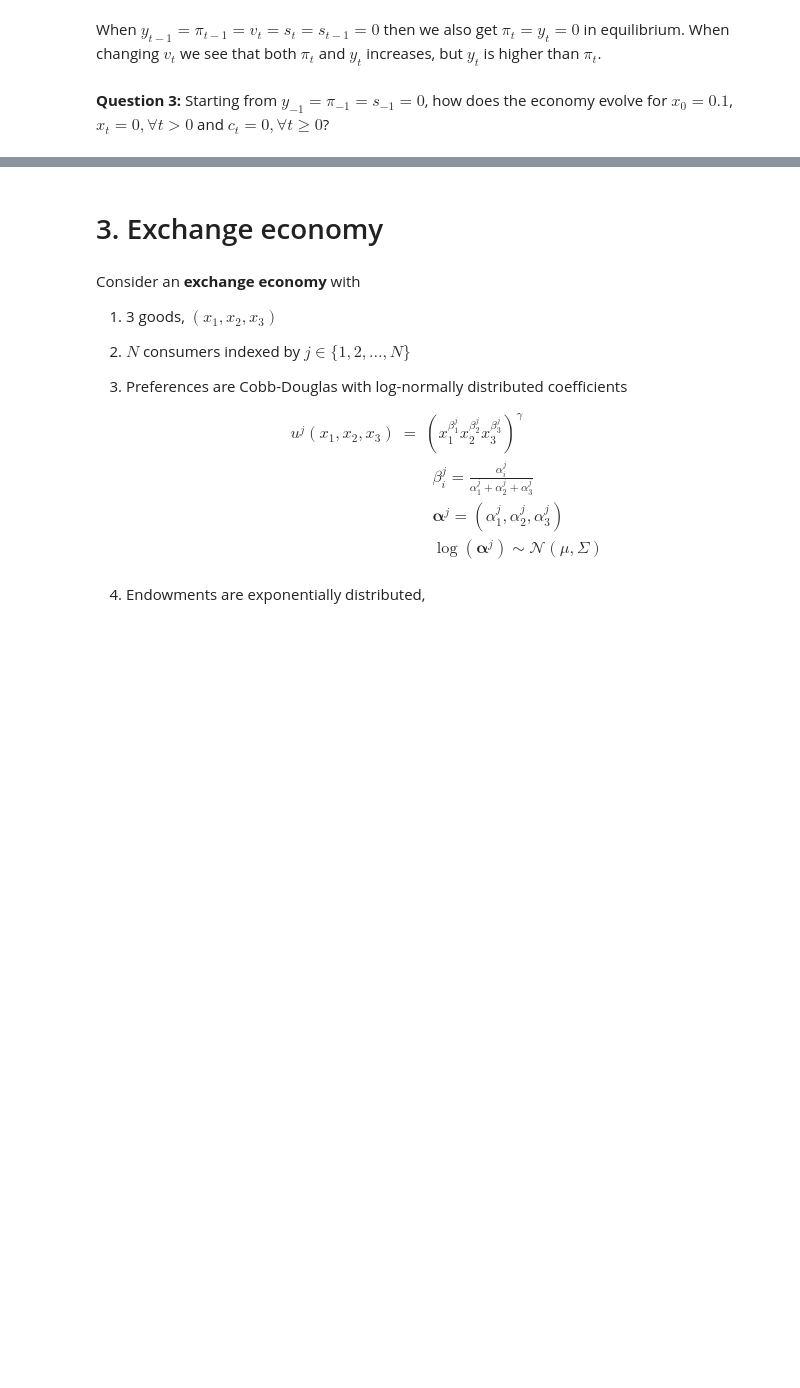
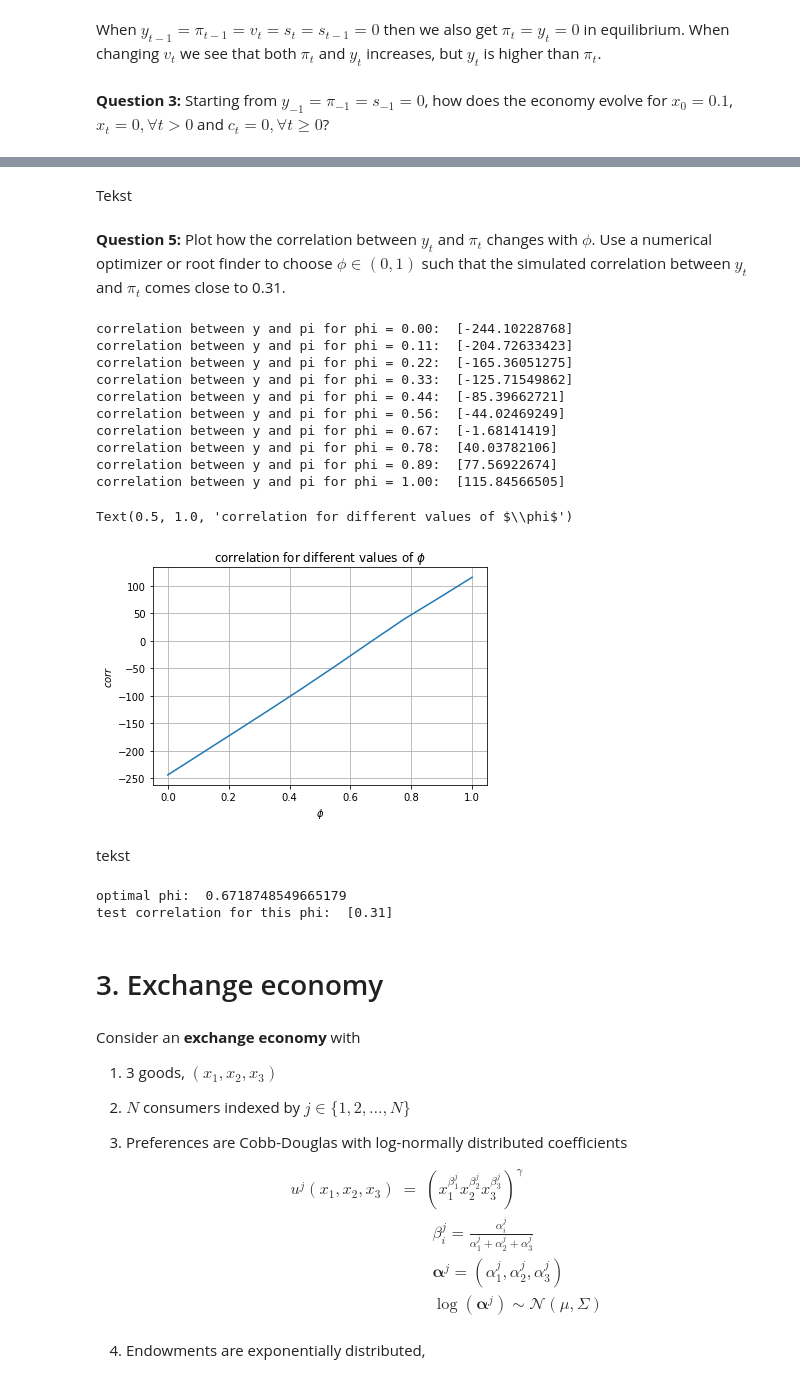
Before and after one commit to NumEconCopenhagen/projects-2019-pbj, a Jupyter notebook: examproject/Examproject/examproject.ipynb, the cells around one changed output, grey strips where cells are left out. Saved outputs shown, nothing was run; the diff lists cells and outputs as text; code cells hidden in the pictures; blank space fills up the shorter version.

```diff
--- a/examproject/Examproject/examproject.ipynb
+++ b/examproject/Examproject/examproject.ipynb
@@ -397,18 +403,13 @@ tekst
 # %% [markdown]
 **Question 2:** Find and illustrate the equilibrium when $y_{t-1} = \pi_{t-1} = v_t = s_t = s_{t-1} = 0$. Illustrate how the equilibrium changes when instead $v_t = 0.1$.
 # %%
-# make the solutions to python functions
-pi_func = sm.lambdify((pi_t1, s_t, v_t), pi_sol)
-y_func = sm.lambdify((pi_t1, s_t, v_t), y_sol)
-
 # create a vector with the different values of y, pi, v and s
 pi_vec = []
-pi_vec.append(pi_func(0, 0, 0))
-pi_vec.append(pi_func(0, 0, 0.1))
+pi_vec.append(pi_func(0, 0, 0, 0, 0, alpha, h, b, phi, gamma))
+pi_vec.append(pi_func(0, 0, 0.1, 0, 0, alpha, h, b, phi, gamma))
 y_vec = []
-y_vec.append(y_func(0, 0, 0))
-y_vec.append(y_func(0, 0, 0.1))
-
+y_vec.append(y_func(0, 0, 0, 0, 0, alpha, h, b, phi, gamma))
+y_vec.append(y_func(0, 0, 0.1, 0, 0, alpha, h, b, phi, gamma))
 
 # illustrate period 1 result
 fig = plt.figure()
@@ -494,3 +538,63 @@ array([0., 0., 0.])
+# %% [markdown]
+Tekst
+# %% [markdown]
+**Question 5:** Plot how the correlation between $y_t$ and $\pi_t$ changes with $\phi$. Use a numerical optimizer or root finder to choose $\phi\in(0,1)$ such that the simulated correlation between $y_t$ and $\pi_t$ comes close to 0.31.
+# %%
+# plot correlation between y and pi for different phis.
+phi_q5 = np.linspace(0,1,10)
+
+# create a dictionary for the lists that come out of each simulation for each phi-value
+pi_dct = {}
+y_dct = {}
+corr = []
+for i,p in enumerate(phi_q5):
+    pi_dct['pi_vec_q5_%s' % i], y_dct['y_vec_q5_%s' % i] = simulation(T, phi_q5[i])
+    corr.append(np.correlate(y_dct['y_vec_q5_%s' %i], pi_dct['pi_vec_q5_%s' % i]))
+    print(f'correlation between y and pi for phi = {p:.2f}: ', np.correlate(y_dct['y_vec_q5_%s' %i], pi_dct['pi_vec_q5_%s' % i]))
+
+
+# plot
+fig = plt.figure()
+ax = fig.add_subplot(1, 1, 1)
+ax.plot(phi_q5, corr)
+
+# set grids
+ax.grid()
+
+# set labels
+ax.set_ylabel('$corr$')
+ax.set_xlabel('$\phi$')
+
+# set title
+ax.set_title('correlation for different values of $\phi$')
+# %% [output]
+correlation between y and pi for phi = 0.00:  [-244.10228768]
+correlation between y and pi for phi = 0.11:  [-204.72633423]
+correlation between y and pi for phi = 0.22:  [-165.36051275]
+correlation between y and pi for phi = 0.33:  [-125.71549862]
+correlation between y and pi for phi = 0.44:  [-85.39662721]
+correlation between y and pi for phi = 0.56:  [-44.02469249]
+correlation between y and pi for phi = 0.67:  [-1.68141419]
+correlation between y and pi for phi = 0.78:  [40.03782106]
+correlation between y and pi for phi = 0.89:  [77.56922674]
+correlation between y and pi for phi = 1.00:  [115.84566505]
+Text(0.5, 1.0, 'correlation for different values of $\\phi$')
+[figure, added]
+# %% [markdown]
+tekst
+# %%
+# find phi so corr becomes close to 0.31
+obj = lambda phi: np.correlate(simulation(T, phi)[0], simulation(T, phi)[1]) - 0.31
+
+phi_opt = optimize.root_scalar(obj, x0=0.8, bracket=[0,1], method='bisect')
+
+# present result
+phi_opt = phi_opt.root
+print(f'optimal phi: ', phi_opt)
+print(f'test correlation for this phi: ', np.correlate(simulation(T, phi_opt)[0], simulation(T, phi_opt)[1]))
+# %% [output]
+optimal phi:  0.6718748549665179
+test correlation for this phi:  [0.31]
 # %% [markdown]
 # 3. Exchange economy
 # %% [markdown]
```
Also changed, not shown: parts of 8 cells of this notebook.
